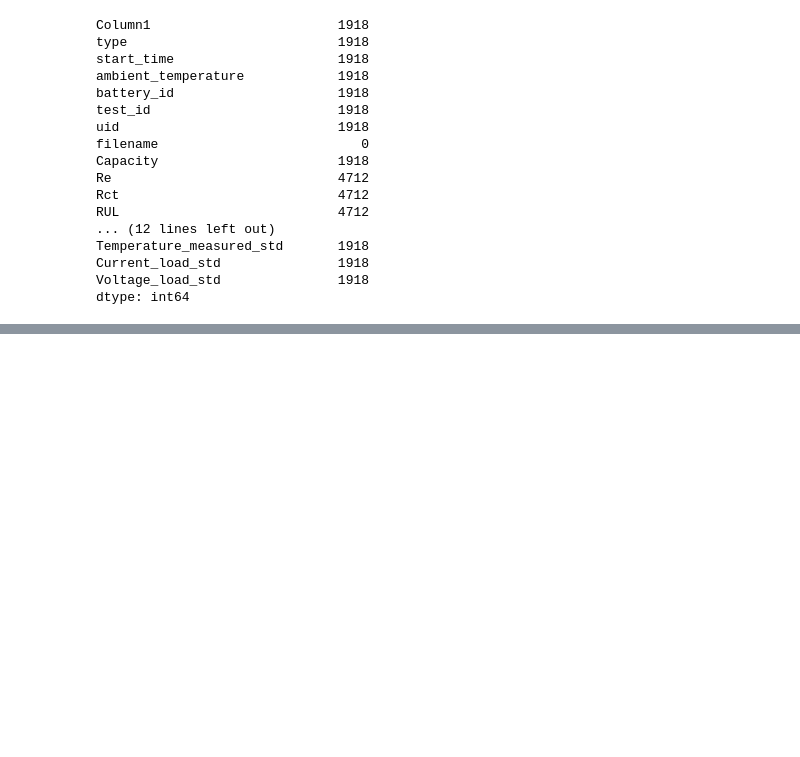
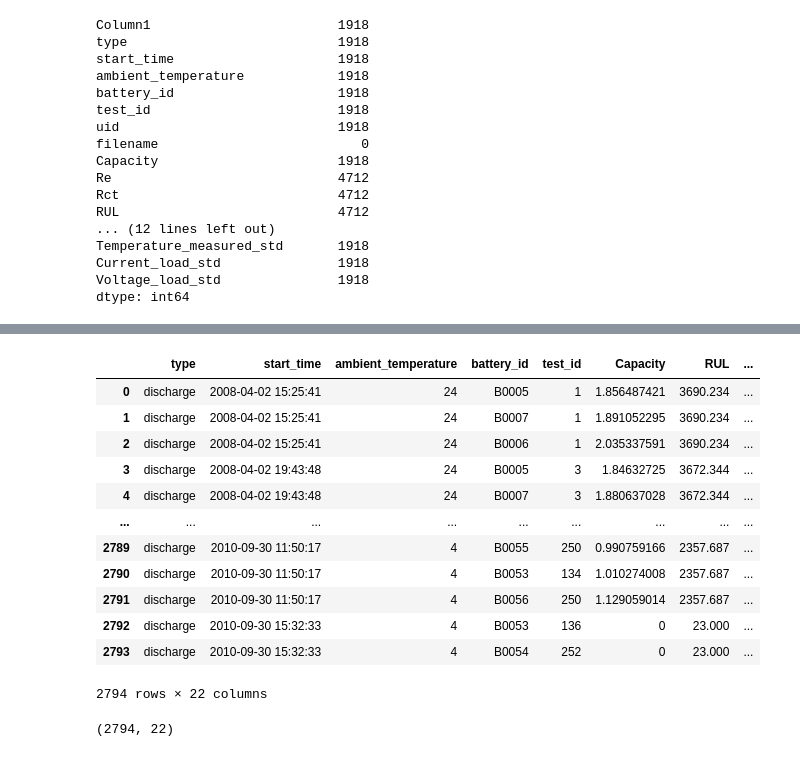
Before and after one commit to santhosh1299/lithium_ion_battery_discharge_prediction, a Jupyter notebook: data_cleaning.ipynb, the cells around one changed output, grey strips where cells are left out. Cells and saved outputs as stored; diff of their text form; code cells hidden in the pictures; blank space fills up the shorter version.

```diff
--- a/data_cleaning.ipynb
+++ b/data_cleaning.ipynb
@@ -234,0 +193,20 @@ NameError: name 'charge_discharge_df' is not defined
+# %%
+discharge_df
+# %% [output]
+|  | type | start_time | ambient_temperature | battery_id | test_id | Capacity | RUL | ... |
+| 0 | discharge | 2008-04-02 15:25:41 | 24 | B0005 | 1 | 1.856487421 | 3690.234 | ... |
+| 1 | discharge | 2008-04-02 15:25:41 | 24 | B0007 | 1 | 1.891052295 | 3690.234 | ... |
+| 2 | discharge | 2008-04-02 15:25:41 | 24 | B0006 | 1 | 2.035337591 | 3690.234 | ... |
+| 3 | discharge | 2008-04-02 19:43:48 | 24 | B0005 | 3 | 1.84632725 | 3672.344 | ... |
+| 4 | discharge | 2008-04-02 19:43:48 | 24 | B0007 | 3 | 1.880637028 | 3672.344 | ... |
+| ... | ... | ... | ... | ... | ... | ... | ... | ... |
+| 2789 | discharge | 2010-09-30 11:50:17 | 4 | B0055 | 250 | 0.990759166 | 2357.687 | ... |
+| 2790 | discharge | 2010-09-30 11:50:17 | 4 | B0053 | 134 | 1.010274008 | 2357.687 | ... |
+| 2791 | discharge | 2010-09-30 11:50:17 | 4 | B0056 | 250 | 1.129059014 | 2357.687 | ... |
+| 2792 | discharge | 2010-09-30 15:32:33 | 4 | B0053 | 136 | 0 | 23.000 | ... |
+| 2793 | discharge | 2010-09-30 15:32:33 | 4 | B0054 | 252 | 0 | 23.000 | ... |
+2794 rows × 22 columns
+# %%
+discharge_df.shape
+# %% [output]
+(2794, 22)
```
Also changed, not shown: parts of 16 cells of this notebook.
